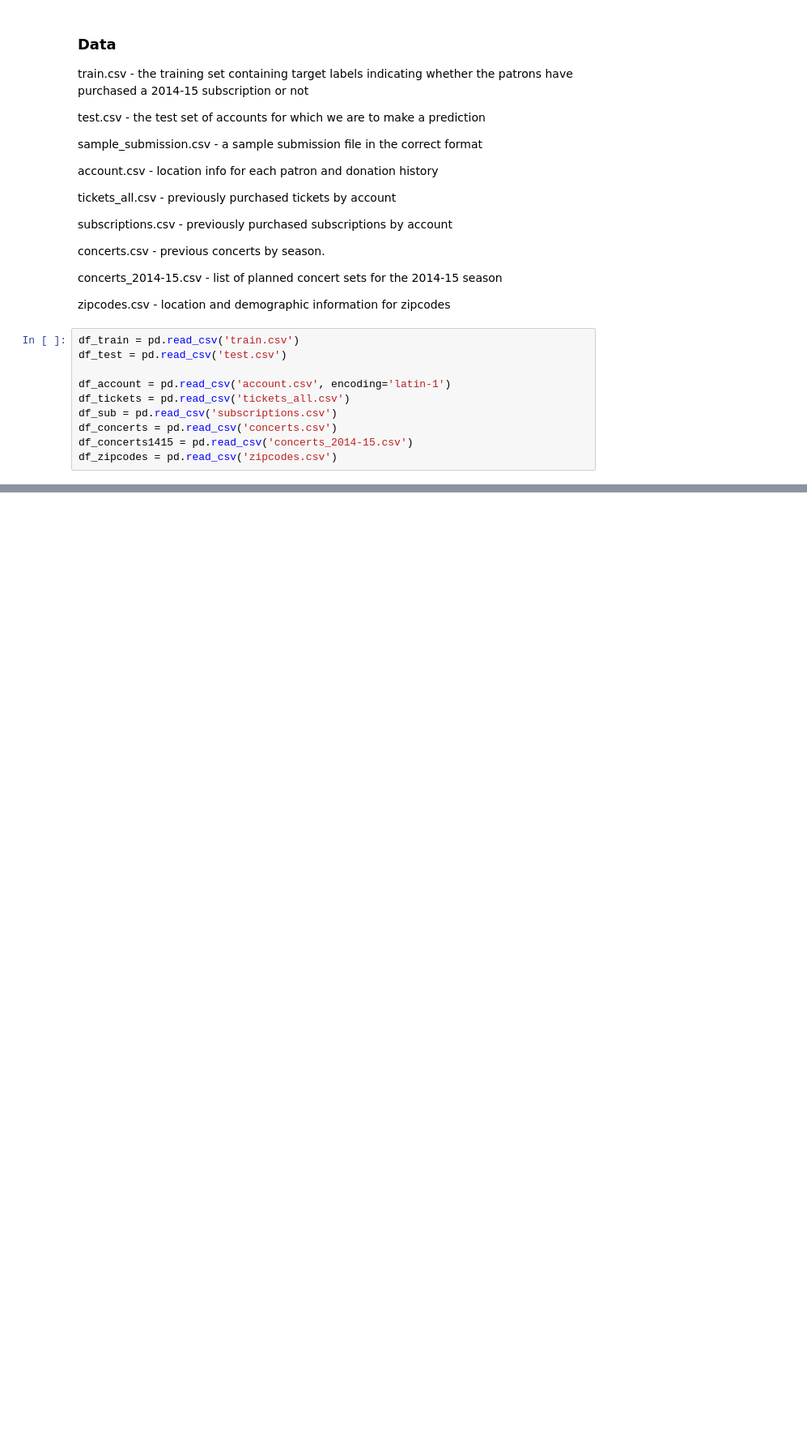
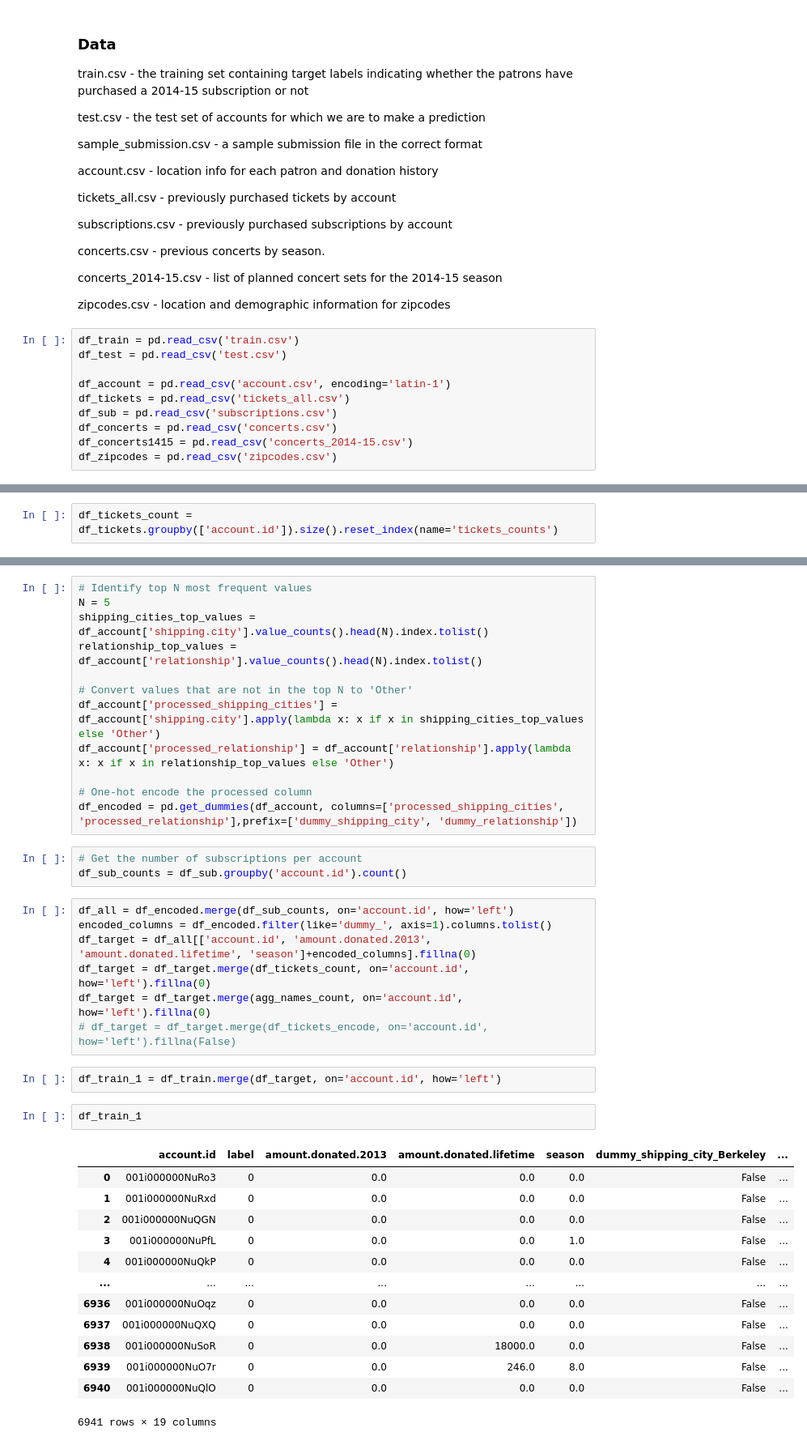
Before and after one commit to zihanxing/MusicSubscription_Prediction, a Jupyter notebook: main.ipynb, the cells around one changed output, grey strips where cells are left out. Shown at 81% size. Drawn from its saved outputs; the diff is of its cells as text; blank space fills up the shorter version.

```diff
--- a/main.ipynb
+++ b/main.ipynb
@@ -103,0 +133,2 @@ df_sub
+# %%
+df_tickets_count = df_tickets.groupby(['account.id']).size().reset_index(name='tickets_counts')
@@ -103,0 +174,40 @@ df_sub
+# %%
+# Identify top N most frequent values
+N = 5
+shipping_cities_top_values = df_account['shipping.city'].value_counts().head(N).index.tolist()
+relationship_top_values = df_account['relationship'].value_counts().head(N).index.tolist()
+
+# Convert values that are not in the top N to 'Other'
+df_account['processed_shipping_cities'] = df_account['shipping.city'].apply(lambda x: x if x in shipping_cities_top_values else 'Other')
+df_account['processed_relationship'] = df_account['relationship'].apply(lambda x: x if x in relationship_top_values else 'Other')
+
+# One-hot encode the processed column
+df_encoded = pd.get_dummies(df_account, columns=['processed_shipping_cities', 'processed_relationship'],prefix=['dummy_shipping_city', 'dummy_relationship'])
+# %%
+# Get the number of subscriptions per account
+df_sub_counts = df_sub.groupby('account.id').count()
+# %%
+df_all = df_encoded.merge(df_sub_counts, on='account.id', how='left')
+encoded_columns = df_encoded.filter(like='dummy_', axis=1).columns.tolist()
+df_target = df_all[['account.id', 'amount.donated.2013', 'amount.donated.lifetime', 'season']+encoded_columns].fillna(0)
+df_target = df_target.merge(df_tickets_count, on='account.id', how='left').fillna(0)
+df_target = df_target.merge(agg_names_count, on='account.id', how='left').fillna(0)
+# df_target = df_target.merge(df_tickets_encode, on='account.id', how='left').fillna(False)
+# %%
+df_train_1 = df_train.merge(df_target, on='account.id', how='left')
+# %%
+df_train_1
+# %% [output]
+|  | account.id | label | amount.donated.2013 | amount.donated.lifetime | season | dummy_shipping_city_Berkeley | ... |
+| 0 | 001i000000NuRo3 | 0 | 0.0 | 0.0 | 0.0 | False | ... |
+| 1 | 001i000000NuRxd | 0 | 0.0 | 0.0 | 0.0 | False | ... |
+| 2 | 001i000000NuQGN | 0 | 0.0 | 0.0 | 0.0 | False | ... |
+| 3 | 001i000000NuPfL | 0 | 0.0 | 0.0 | 1.0 | False | ... |
+| 4 | 001i000000NuQkP | 0 | 0.0 | 0.0 | 0.0 | False | ... |
+| ... | ... | ... | ... | ... | ... | ... | ... |
+| 6936 | 001i000000NuOqz | 0 | 0.0 | 0.0 | 0.0 | False | ... |
+| 6937 | 001i000000NuQXQ | 0 | 0.0 | 0.0 | 0.0 | False | ... |
+| 6938 | 001i000000NuSoR | 0 | 0.0 | 18000.0 | 0.0 | False | ... |
+| 6939 | 001i000000NuO7r | 0 | 0.0 | 246.0 | 8.0 | False | ... |
+| 6940 | 001i000000NuQlO | 0 | 0.0 | 0.0 | 0.0 | False | ... |
+6941 rows × 19 columns
```
Also changed, not shown: parts of 42 cells of this notebook, 1 other file.
